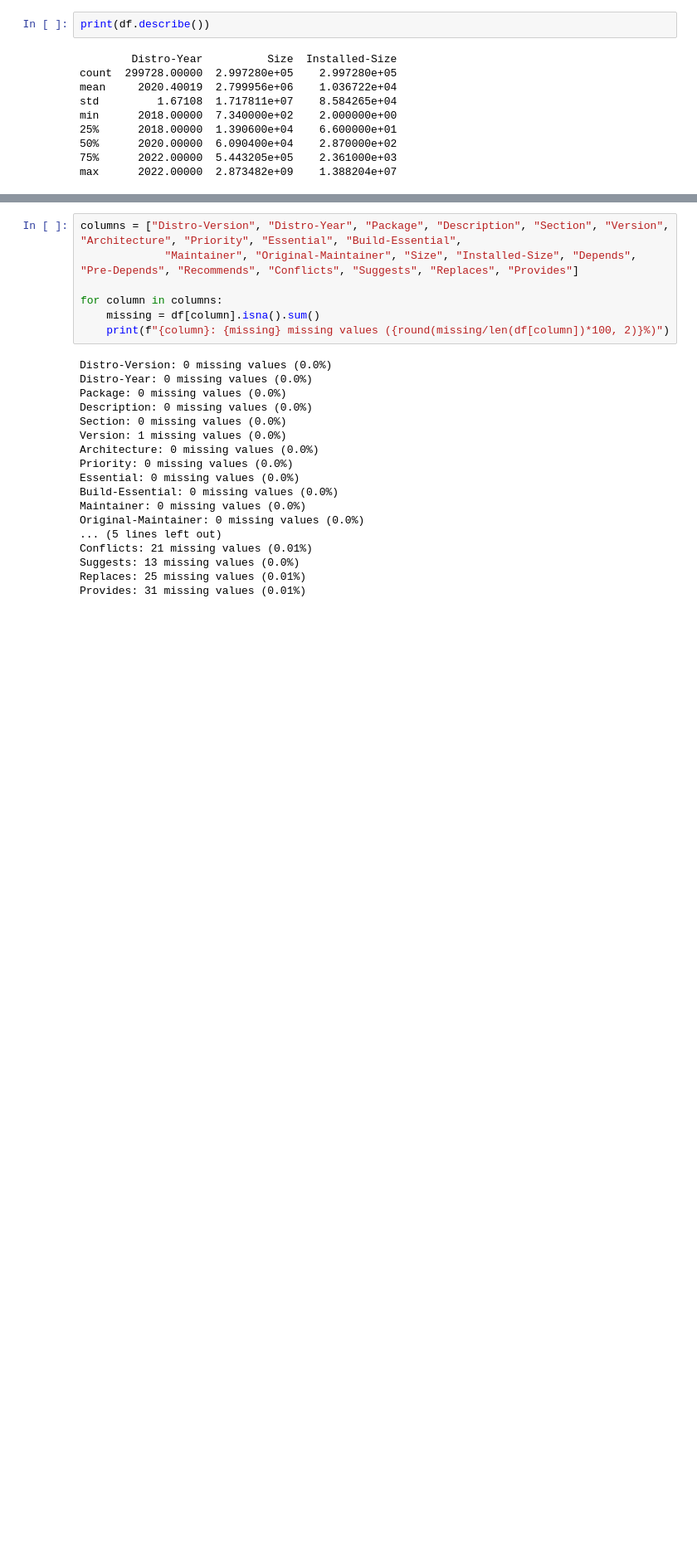
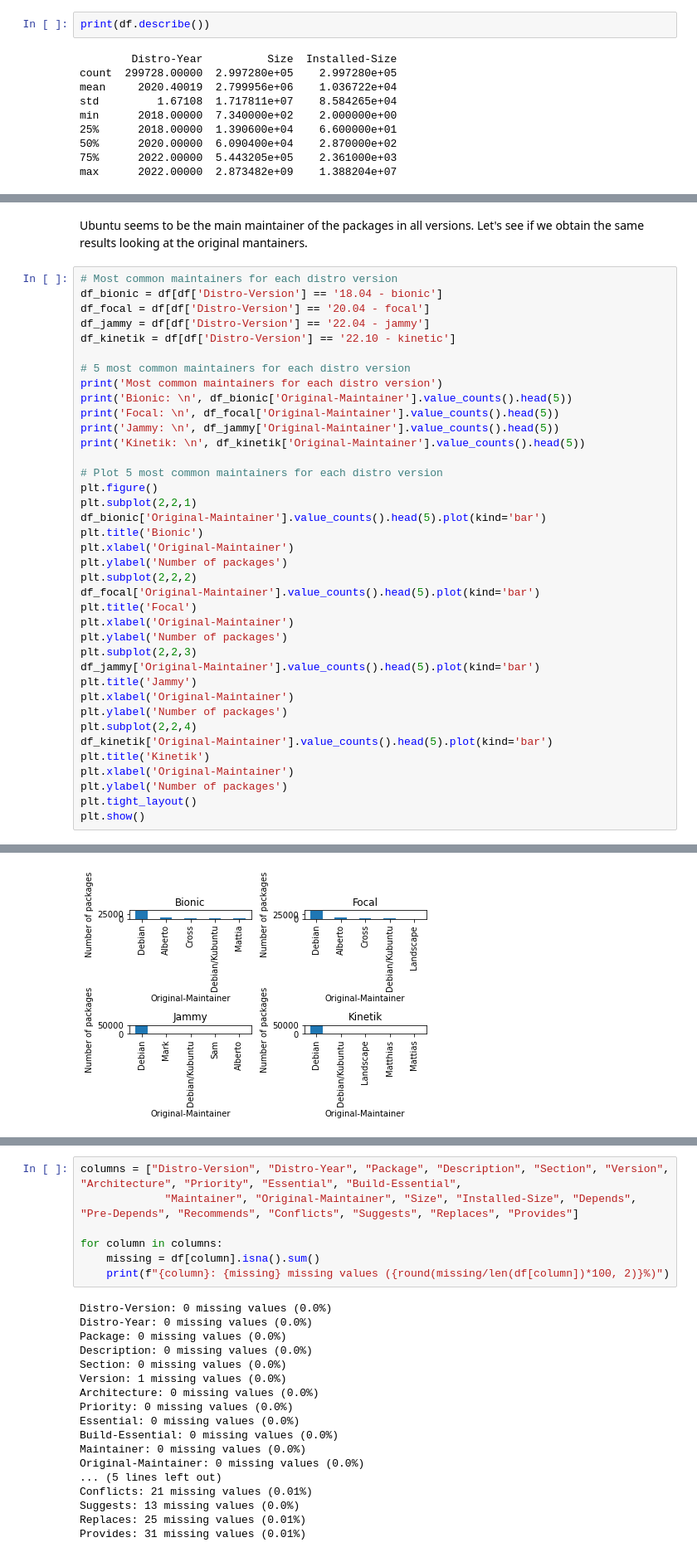
Before and after one commit to joszamama/linux-distros-analysis, a Jupyter notebook: operators/EDA.ipynb, the cells around one changed output, grey strips where cells are left out. Shown at 83% size. Saved outputs shown, nothing was run; the diff lists cells and outputs as text; blank space fills up the shorter version.

```diff
--- a/operators/EDA.ipynb
+++ b/operators/EDA.ipynb
@@ -47,0 +142,41 @@ max      2022.00000  2.873482e+09    1.388204e+07
+# %% [markdown]
+Ubuntu seems to be the main maintainer of the packages in all versions. Let's see if we obtain the same results looking at the original mantainers.
+# %%
+# Most common maintainers for each distro version
+df_bionic = df[df['Distro-Version'] == '18.04 - bionic']
+df_focal = df[df['Distro-Version'] == '20.04 - focal']
+df_jammy = df[df['Distro-Version'] == '22.04 - jammy']
+df_kinetik = df[df['Distro-Version'] == '22.10 - kinetic']
+
+# 5 most common maintainers for each distro version
+print('Most common maintainers for each distro version')
+print('Bionic: \n', df_bionic['Original-Maintainer'].value_counts().head(5))
+print('Focal: \n', df_focal['Original-Maintainer'].value_counts().head(5))
+print('Jammy: \n', df_jammy['Original-Maintainer'].value_counts().head(5))
+print('Kinetik: \n', df_kinetik['Original-Maintainer'].value_counts().head(5))
+
+# Plot 5 most common maintainers for each distro version
+plt.figure()
+plt.subplot(2,2,1)
+df_bionic['Original-Maintainer'].value_counts().head(5).plot(kind='bar')
+plt.title('Bionic')
+plt.xlabel('Original-Maintainer')
+plt.ylabel('Number of packages')
+plt.subplot(2,2,2)
+df_focal['Original-Maintainer'].value_counts().head(5).plot(kind='bar')
+plt.title('Focal')
+plt.xlabel('Original-Maintainer')
+plt.ylabel('Number of packages')
+plt.subplot(2,2,3)
+df_jammy['Original-Maintainer'].value_counts().head(5).plot(kind='bar')
+plt.title('Jammy')
+plt.xlabel('Original-Maintainer')
+plt.ylabel('Number of packages')
+plt.subplot(2,2,4)
+df_kinetik['Original-Maintainer'].value_counts().head(5).plot(kind='bar')
+plt.title('Kinetik')
+plt.xlabel('Original-Maintainer')
+plt.ylabel('Number of packages')
+plt.tight_layout()
+plt.show()
+# %% [output]
@@ -47,0 +200 @@ max      2022.00000  2.873482e+09    1.388204e+07
+[figure, added]
```
Also changed, not shown: parts of 24 cells of this notebook.
